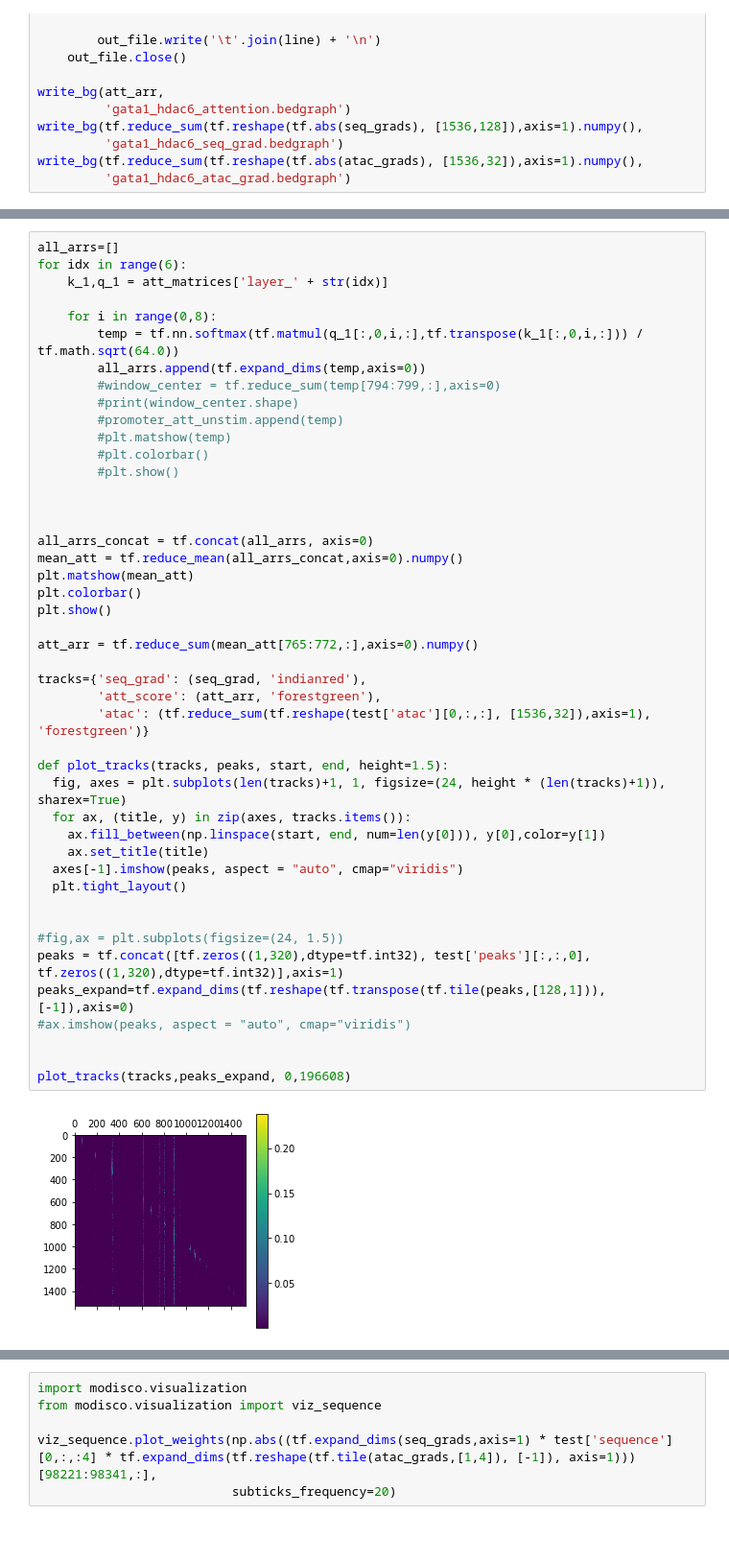
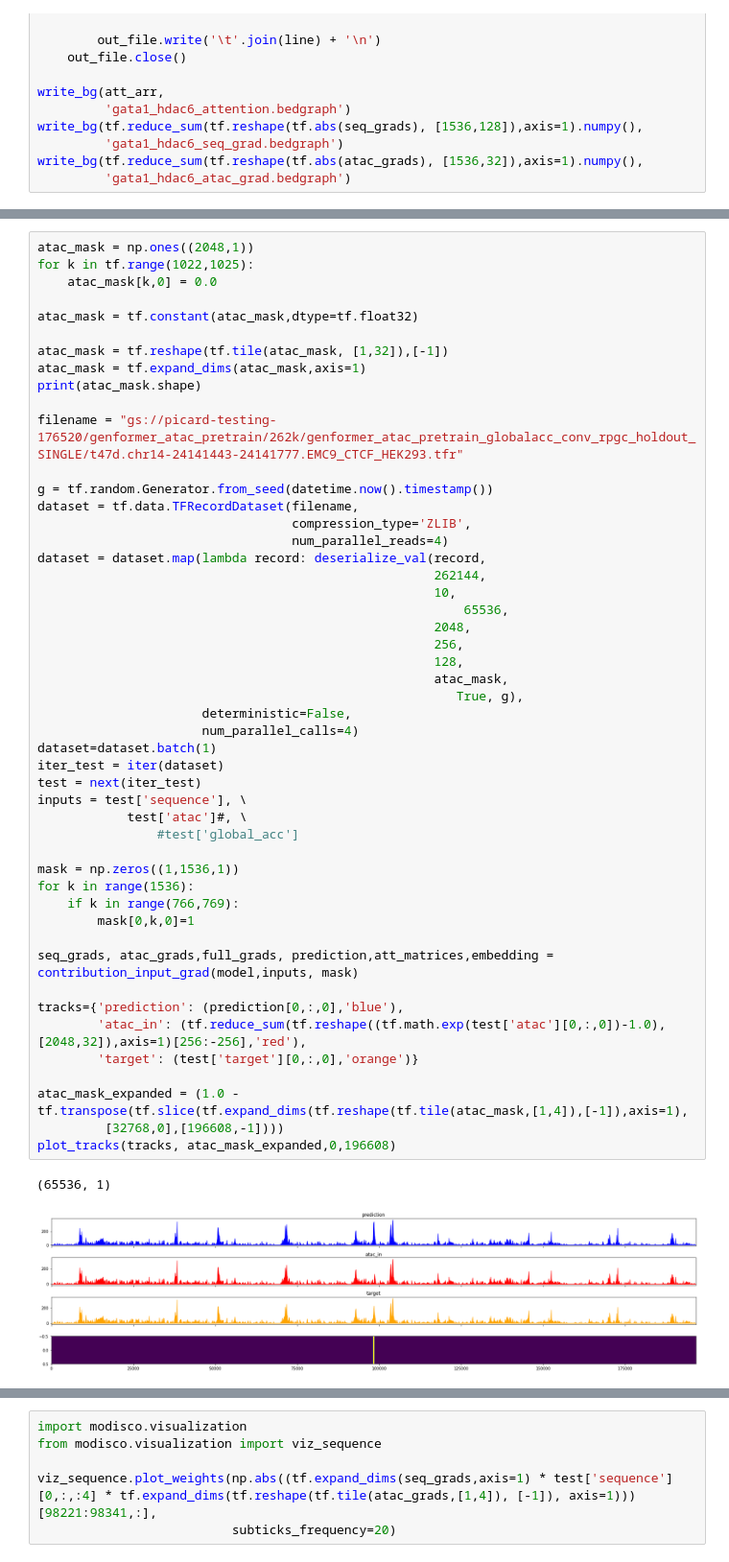
Before and after one commit to abuchin/genformer, a Jupyter notebook: visualization/plot_tracks_masked.ipynb, the cells around one changed output, grey strips where cells are left out. Shown at 96% size. Drawn from its saved outputs; the diff is of its cells as text; blank space fills up the shorter version.

Commit message:
changed atac_cage defaults

```diff
--- a/visualization/plot_tracks_masked.ipynb
+++ b/visualization/plot_tracks_masked.ipynb
@@ -851,48 +835,53 @@ viz_sequence.plot_weights((tf.expand_dims(seq_grads,axis=1) * test['sequence'][0
 <AxesSubplot:>
 # %%
-all_arrs=[]
-for idx in range(6):
-    k_1,q_1 = att_matrices['layer_' + str(idx)]
+atac_mask = np.ones((2048,1))
+for k in tf.range(1022,1025):
+    atac_mask[k,0] = 0.0
 
-    for i in range(0,8):
-        temp = tf.nn.softmax(tf.matmul(q_1[:,0,i,:],tf.transpose(k_1[:,0,i,:])) / tf.math.sqrt(64.0))
-        all_arrs.append(tf.expand_dims(temp,axis=0))
-        #window_center = tf.reduce_sum(temp[794:799,:],axis=0)
-        #print(window_center.shape)
-        #promoter_att_unstim.append(temp)
-        #plt.matshow(temp)
-        #plt.colorbar()
-        #plt.show()
+atac_mask = tf.constant(atac_mask,dtype=tf.float32)
 
+atac_mask = tf.reshape(tf.tile(atac_mask, [1,32]),[-1])
+atac_mask = tf.expand_dims(atac_mask,axis=1)
+print(atac_mask.shape)
 
+filename = "gs://picard-testing-176520/genformer_atac_pretrain/262k/genformer_atac_pretrain_globalacc_conv_rpgc_holdout_SINGLE/t47d.chr14-24141443-24141777.EMC9_CTCF_HEK293.tfr"
 
-all_arrs_concat = tf.concat(all_arrs, axis=0)
-mean_att = tf.reduce_mean(all_arrs_concat,axis=0).numpy()
-plt.matshow(mean_att)
-plt.colorbar()
-plt.show()
+g = tf.random.Generator.from_seed(datetime.now().timestamp())
+dataset = tf.data.TFRecordDataset(filename,
+                                  compression_type='ZLIB',
+                                  num_parallel_reads=4)
+dataset = dataset.map(lambda record: deserialize_val(record,
+                                                     262144,
+                                                     10,
+                                                         65536,
+                                                     2048,
+                                                     256,
+                                                     128,
+                                                     atac_mask,
+                                                        True, g),
+                      deterministic=False,
+                      num_parallel_calls=4)
+dataset=dataset.batch(1)
+iter_test = iter(dataset)
+test = next(iter_test)
+inputs = test['sequence'], \
+            test['atac']#, \
+                #test['global_acc']
 
-att_arr = tf.reduce_sum(mean_att[765:772,:],axis=0).numpy()
+mask = np.zeros((1,1536,1))
+for k in range(1536):
+    if k in range(766,769):
+        mask[0,k,0]=1
 
-tracks={'seq_grad': (seq_grad, 'indianred'),
-        'att_score': (att_arr, 'forestgreen'),
-        'atac': (tf.reduce_sum(tf.reshape(test['atac'][0,:,:], [1536,32]),axis=1), 'forestgreen')}
+seq_grads, atac_grads,full_grads, prediction,att_matrices,embedding = contribution_input_grad(model,inputs, mask)
 
-def plot_tracks(tracks, peaks, start, end, height=1.5):
-  fig, axes = plt.subplots(len(tracks)+1, 1, figsize=(24, height * (len(tracks)+1)), sharex=True)
-  for ax, (title, y) in zip(axes, tracks.items()):
-    ax.fill_between(np.linspace(start, end, num=len(y[0])), y[0],color=y[1])
-    ax.set_title(title)
-  axes[-1].imshow(peaks, aspect = "auto", cmap="viridis")
-  plt.tight_layout()
+tracks={'prediction': (prediction[0,:,0],'blue'),
+        'atac_in': (tf.reduce_sum(tf.reshape((tf.math.exp(test['atac'][0,:,0])-1.0), [2048,32]),axis=1)[256:-256],'red'),
+        'target': (test['target'][0,:,0],'orange')}
 
-
-#fig,ax = plt.subplots(figsize=(24, 1.5))
-peaks = tf.concat([tf.zeros((1,320),dtype=tf.int32), test['peaks'][:,:,0], tf.zeros((1,320),dtype=tf.int32)],axis=1)
-peaks_expand=tf.expand_dims(tf.reshape(tf.transpose(tf.tile(peaks,[128,1])),[-1]),axis=0)
-#ax.imshow(peaks, aspect = "auto", cmap="viridis")
-
-
-plot_tracks(tracks,peaks_expand, 0,196608)
+atac_mask_expanded = (1.0 - tf.transpose(tf.slice(tf.expand_dims(tf.reshape(tf.tile(atac_mask,[1,4]),[-1]),axis=1),
+         [32768,0],[196608,-1])))
+plot_tracks(tracks, atac_mask_expanded,0,196608)
 # %% [output]
+(65536, 1)
-[figure, old version]
+[figure, new version]
```
Also changed, not shown: parts of 5 cells of this notebook, 1 other file.
